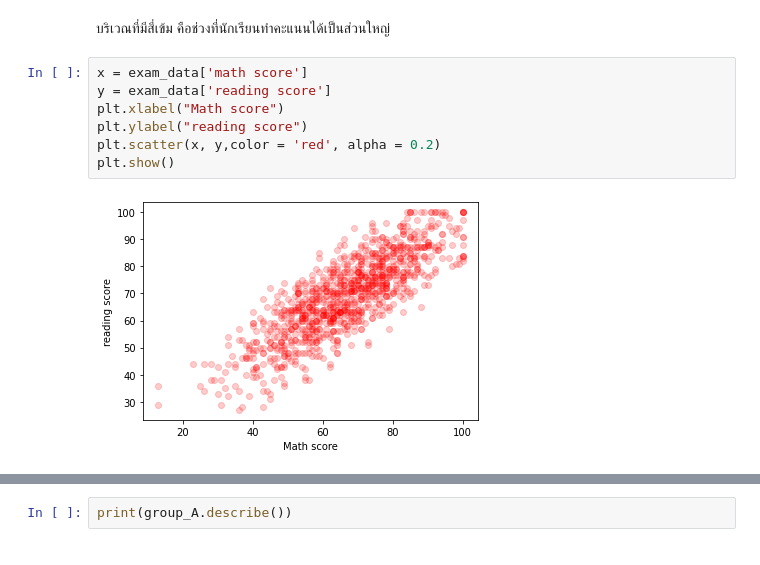
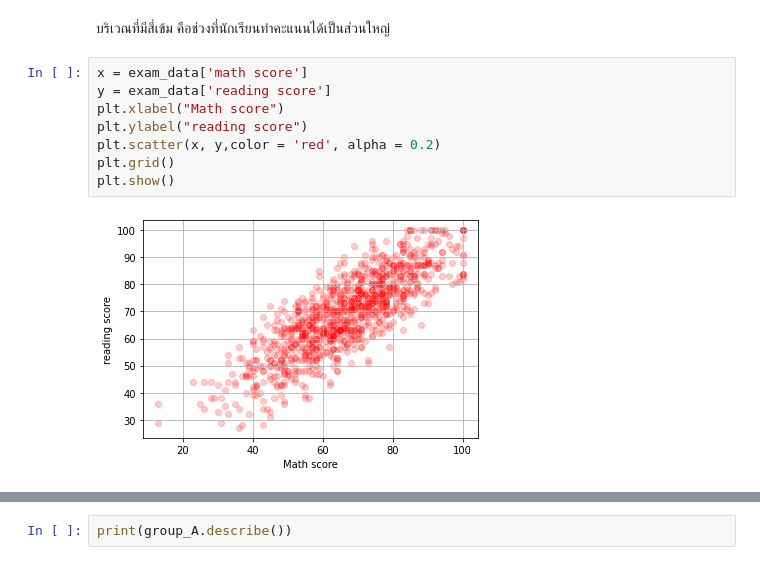
Before and after one commit to MeepoohVP/student_score, a Jupyter notebook: exam_anlz.ipynb, the cells around one changed output, grey strips where cells are left out. Drawn from its saved outputs; the diff is of its cells as text.

```diff
--- a/exam_anlz.ipynb
+++ b/exam_anlz.ipynb
@@ -36,12 +36,13 @@ exam_data
 # %%
 x = exam_data['math score']
 y = exam_data['reading score']
 plt.xlabel("Math score")
 plt.ylabel("reading score")
 plt.scatter(x, y,color = 'red', alpha = 0.2)
+plt.grid()
 plt.show()
 # %% [output]
-[figure, old version]
+[figure, new version]
 # %%
 x = exam_data['math score']
 y = exam_data['writing score']
```
Also changed, not shown: parts of 21 cells of this notebook.
